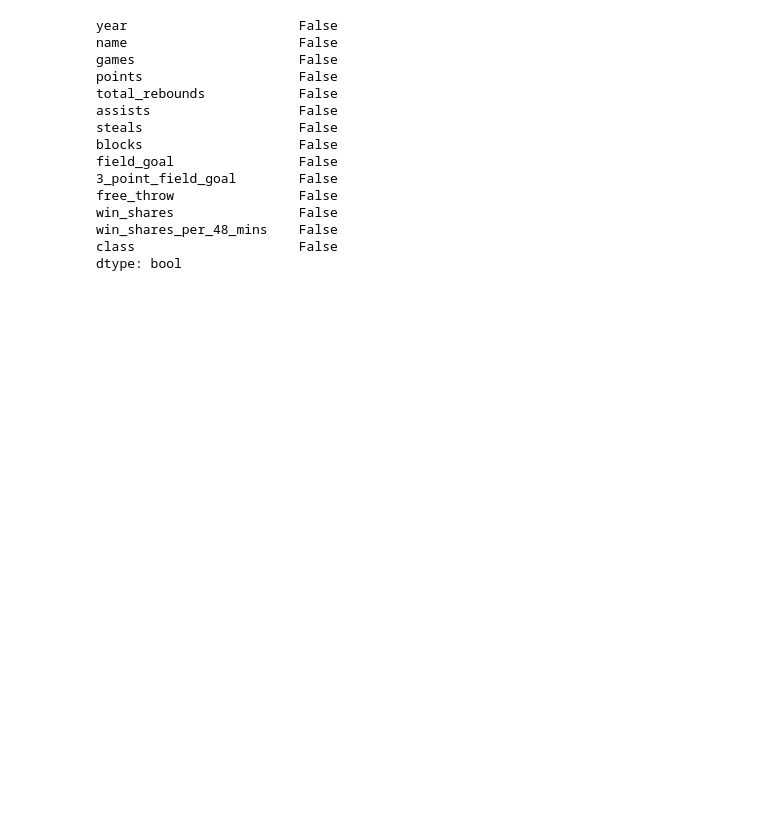
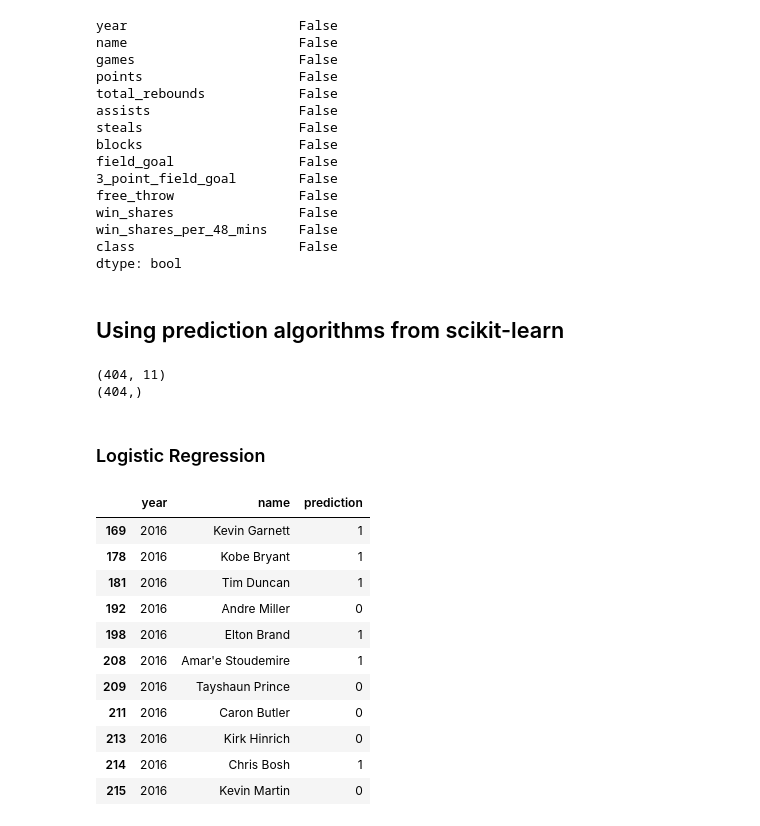
Before and after one commit to maliakber/data-mining-csc-503, a Jupyter notebook: source/nba-hall-of-fame-jupnote.ipynb, the cells around one changed output. Drawn from its saved outputs; the diff is of its cells as text; code cells hidden in the pictures; blank space fills up the shorter version.

Commit message:
added logistic regression to predict the latest candidates chance to be on hall-of-fame

```diff
--- a/source/nba-hall-of-fame-jupnote.ipynb
+++ b/source/nba-hall-of-fame-jupnote.ipynb
@@ -281,3 +284,5 @@ win_shares                False
 win_shares_per_48_mins    False
 class                     False
 dtype: bool
+# %% [markdown]
+## Using prediction algorithms from scikit-learn
@@ -284,3 +298,41 @@ dtype: bool
+# %%
+# extract underlying numpy arrays
+X = data_all.iloc[:,2:-1].values
+y = np.ravel(data_all.iloc[:,-1:].values)
+X_train, X_test, y_train, y_test = train_test_split(X, y, test_size=0.20)
+
+print(X.shape)
+print(y.shape)
+# %% [output]
+(404, 11)
+(404,)
+# %% [markdown]
+### Logistic Regression
+# %%
+logreg = LogisticRegression()
+
+# fit the model with data
+logreg.fit(X, y)
+
+# predict the response for new observations
+pred = logreg.predict(cur_candidates.iloc[:,2:])
+# %%
+cand = cur_candidates.iloc[:,0:2]
+cand['prediction'] = pred
+cand
+# %% [output]
+|  | year | name | prediction |
+| 169 | 2016 | Kevin Garnett | 1 |
+| 178 | 2016 | Kobe Bryant | 1 |
+| 181 | 2016 | Tim Duncan | 1 |
+| 192 | 2016 | Andre Miller | 0 |
+| 198 | 2016 | Elton Brand | 1 |
+| 208 | 2016 | Amar'e Stoudemire | 1 |
+| 209 | 2016 | Tayshaun Prince | 0 |
+| 211 | 2016 | Caron Butler | 0 |
+| 213 | 2016 | Kirk Hinrich | 0 |
+| 214 | 2016 | Chris Bosh | 1 |
+| 215 | 2016 | Kevin Martin | 0 |
 # %%
 print("It took %s seconds to process" % (time.time() - start_time))
 # %% [output]
```
Also changed, not shown: parts of 3 cells of this notebook.
